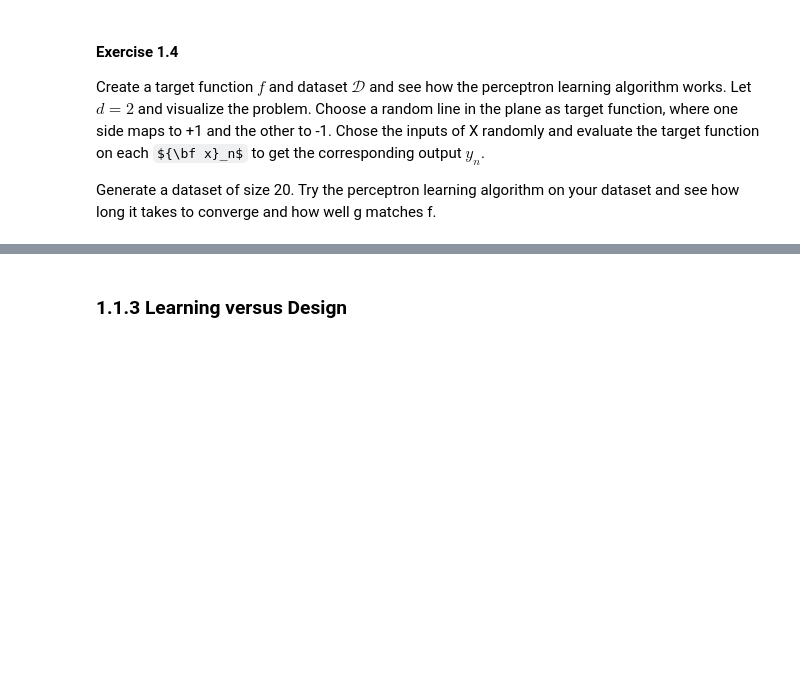
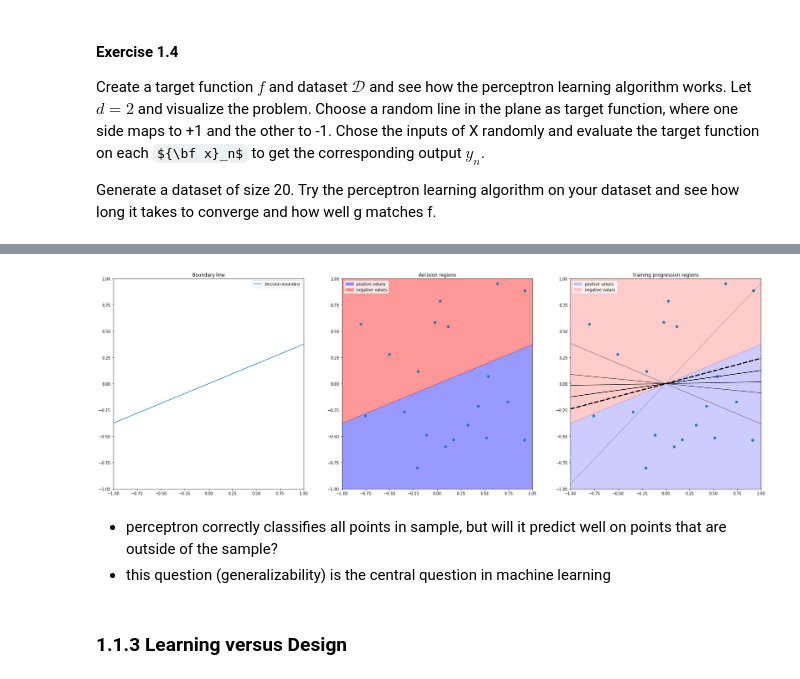
Before and after one commit to tewindavis/LearningFromData, a Jupyter notebook: Chapter1.ipynb, the cells around one changed output, grey strips where cells are left out. Saved outputs shown, nothing was run; the diff lists cells and outputs as text; code cells hidden in the pictures; some formulas as TeX source; blank space fills up the shorter version.

```diff
--- a/Chapter1.ipynb
+++ b/Chapter1.ipynb
@@ -177,0 +162,67 @@ print(w, x, y, ones)
+# %%
+%matplotlib inline
+import numpy as np
+import matplotlib.pyplot as plt
+
+# create figure
+fig, axs = plt.subplots(1, 3, figsize = (30, 10) )
+
+# create random f (function)
+w = np.random.rand(2)*2 - 1
+print("w = ",w)
+
+# create boundary line and plot
+x1 = np.linspace(-1, 1, 500)
+x2 = w[0]*x1 / w[1]
+axs[0].set_title("Boundary line")
+axs[0].set_xlim(left=-1, right= 1)
+axs[0].set_ylim(-1, 1)
+axs[0].plot( x1, x2, label='decision boundary' )
+axs[0].legend()
+
+# plot 2: plot regions
+ones = np.ones(20)
+fill_1_1 = (sum(w) > 0 )*2 - 1
+axs[1].fill_between( x1, x2, fill_1_1, label='positive values', alpha=0.4, color='b')
+axs[1].fill_between( x1, x2, -fill_1_1, label='negative values', alpha=0.4, color='r')
+axs[1].set_title("decision regions")
+axs[1].set_xlim(left=-1, right= 1)
+axs[1].set_ylim(-1, 1)
+axs[1].legend()
+
+x = np.array( [np.random.rand(20) * 2 - 1.0, np.random.rand(20) * 2 - 1.0] )
+axs[1].scatter( x[0], x[1])
+
+
+
+# plot 3: show progress of perceptron learning algorithm
+axs[2].fill_between( x1, x2, fill_1_1, label='positive values', alpha=0.2, color='b')
+axs[2].fill_between( x1, x2, -fill_1_1, label='negative values', alpha=0.2, color='r')
+axs[2].set_title("training progression regions")
+axs[2].set_xlim(left=-1, right= 1)
+axs[2].set_ylim(-1, 1)
+axs[2].legend()
+axs[2].scatter( x[0], x[1])
+
+# pick random g
+linsp1 = np.linspace(-1,1,500)
+gw = np.random.rand(2)*2 - 1
+true_y = w.dot(x)
+# deploy training algorithm until fit
+misclass = True
+count=0
+while misclass:
+    count += 1
+    axs[2].plot(linsp1, gw[0] *linsp1 / gw[1], alpha=0.2*count, color="black" )
+
+    misclass = False
+    for i in range(x.shape[1]):
+        if ( w.dot( x[:,i]) > 0 ) != (gw.dot( x[:,i] ) > 0):
+            misclass = True
+            print( "g:",gw, "y:",true_y[i], "x:",x[:,i])
+            gw = gw + true_y[i] * x[:,i]
+
+axs[2].plot(linsp1, gw[0] *linsp1 / gw[1], alpha=1, color='black', linestyle='--', linewidth=3 )
+
+plt.show()
+# %% [output]
@@ -178,2 +242,6 @@ print(w, x, y, ones)
+[figure, added]
+# %% [markdown]
+* perceptron correctly classifies all points in sample, but will it predict well on points that are outside of the sample?
+* this question (generalizability) is the central question in machine learning
 # %% [markdown]
 ### 1.1.3 Learning versus Design
```
Also changed, not shown: parts of 5 cells of this notebook, 1 other file.
